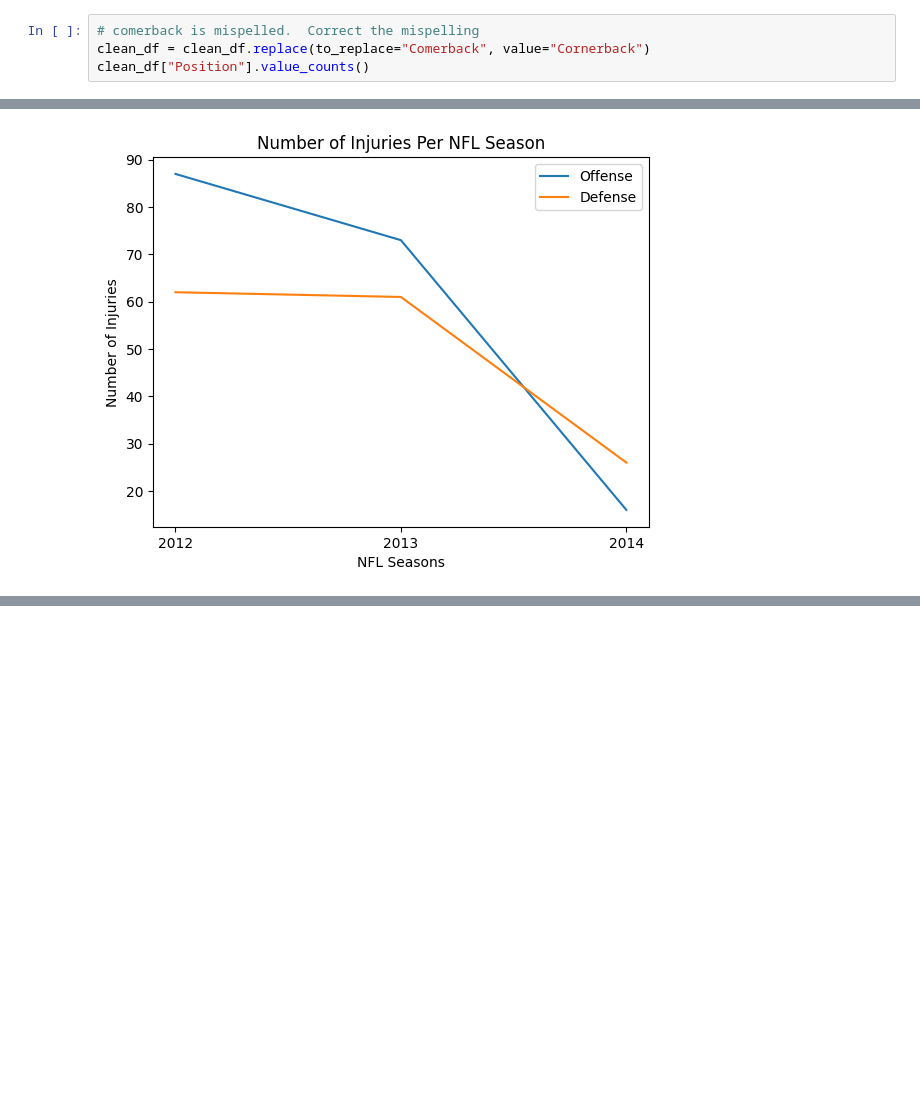
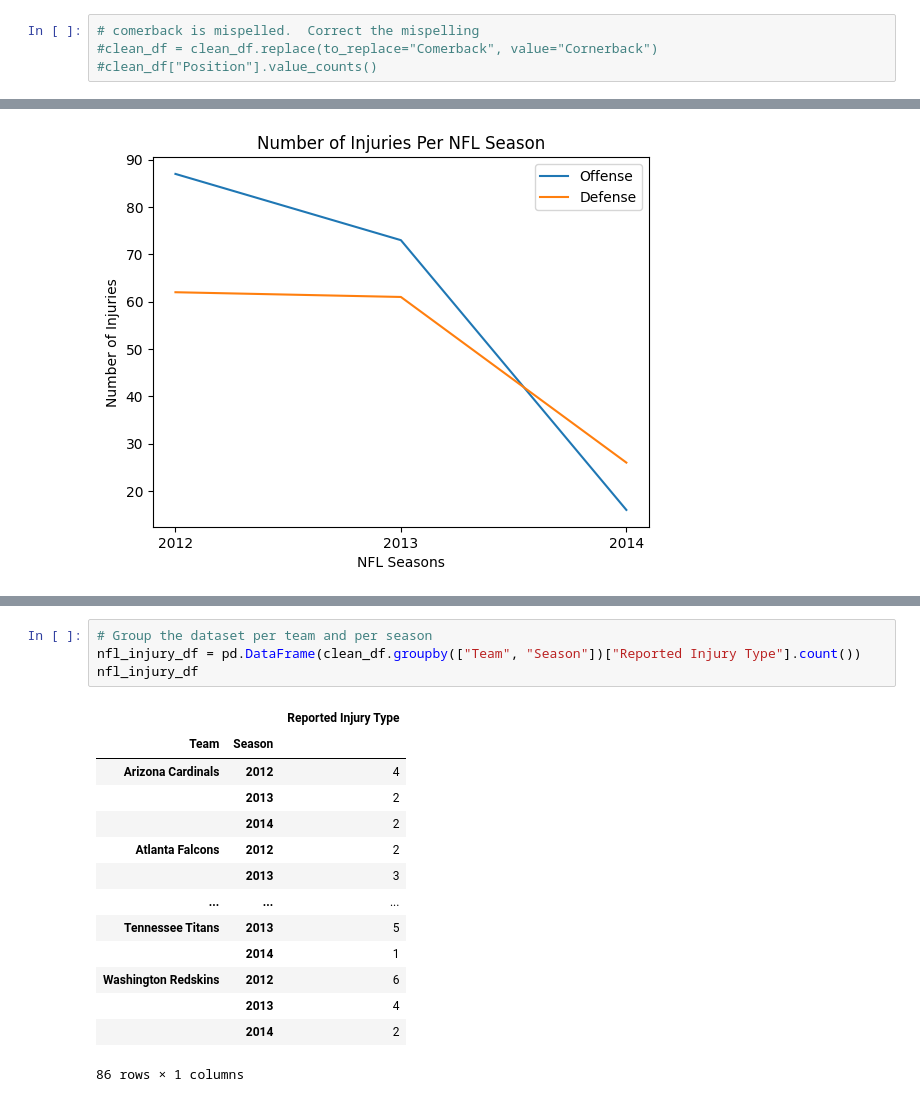
Before and after one commit to DunieCarrasco/nfl_concussion_analysis, a Jupyter notebook: joel_nfl_concussion_study.ipynb, the cells around one changed output, grey strips where cells are left out. Drawn from its saved outputs; the diff is of its cells as text; blank space fills up the shorter version.

```diff
--- a/joel_nfl_concussion_study.ipynb
+++ b/joel_nfl_concussion_study.ipynb
@@ -45,5 +47,5 @@ Full Back            3
 Name: Position, dtype: int64
 # %%
 # comerback is mispelled.  Correct the mispelling
-clean_df = clean_df.replace(to_replace="Comerback", value="Cornerback")
-clean_df["Position"].value_counts()
+#clean_df = clean_df.replace(to_replace="Comerback", value="Cornerback")
+#clean_df["Position"].value_counts()
@@ -722,0 +640,19 @@ plt.show()
+# %%
+# Group the dataset per team and per season
+nfl_injury_df = pd.DataFrame(clean_df.groupby(["Team", "Season"])["Reported Injury Type"].count())
+nfl_injury_df
+# %% [output]
+|  |  | Reported Injury Type |
+| Team | Season |  |
+| Arizona Cardinals | 2012 | 4 |
+|  | 2013 | 2 |
+|  | 2014 | 2 |
+| Atlanta Falcons | 2012 | 2 |
+|  | 2013 | 3 |
+| ... | ... | ... |
+| Tennessee Titans | 2013 | 5 |
+|  | 2014 | 1 |
+| Washington Redskins | 2012 | 6 |
+|  | 2013 | 4 |
+|  | 2014 | 2 |
+86 rows × 1 columns
```
Also changed, not shown: parts of 20 cells of this notebook, 1 other file.
